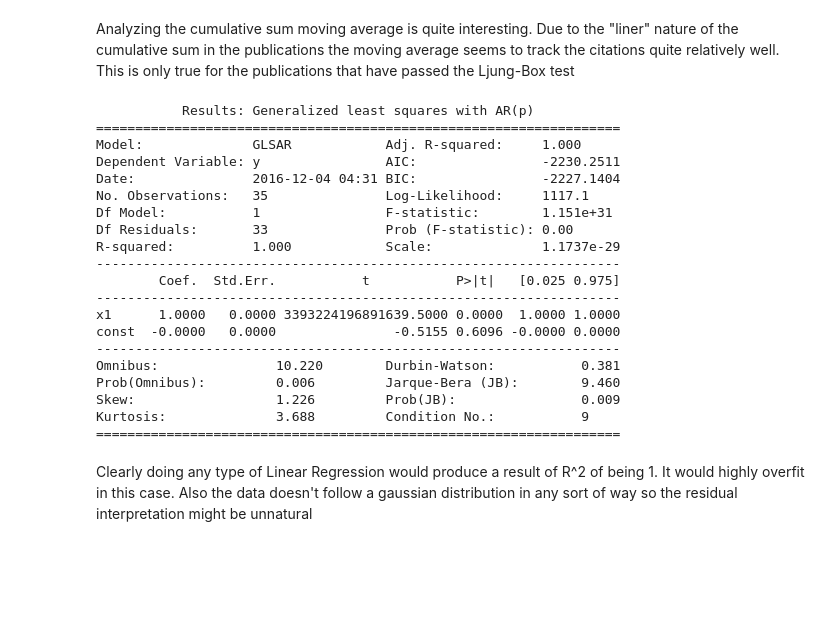
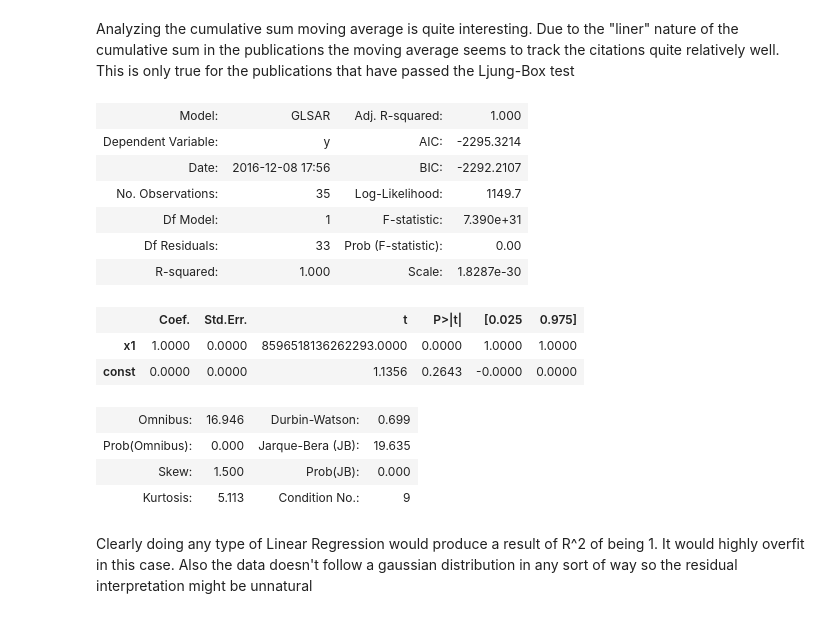
Before and after one commit to heesung1/Citation_Analysis, a Jupyter notebook: SPUR.ipynb, the cells around one changed output. Drawn from its saved outputs; the diff is of its cells as text; code cells hidden in the pictures; blank space fills up the shorter version.

```diff
--- a/SPUR.ipynb
+++ b/SPUR.ipynb
@@ -241,36 +253,30 @@ plt.show()
 # %% [markdown]
 Analyzing the cumulative sum moving average is quite interesting. Due to the "liner" nature of the cumulative sum in the publications the moving average seems to track the citations quite relatively well. This is only true for the publications that have passed the Ljung-Box test
 # %%
-X = np.array(drop(publication['2710']))
+X = np.array((publication['2710'].dropna()))
 bias = sm.add_constant(X, prepend=False)
 
 #fit and summarise
 mod = sm.OLS(X,bias)
 mod1 = sm.GLSAR(X,bias)
 res = mod.fit()
 res1 = mod1.fit()
-print res1.summary2()
+res1.summary2()
 # %% [output]
-           Results: Generalized least squares with AR(p)
-===================================================================
-Model:              GLSAR            Adj. R-squared:     1.000
-Dependent Variable: y                AIC:                -2230.2511
-Date:               2016-12-04 04:31 BIC:                -2227.1404
-No. Observations:   35               Log-Likelihood:     1117.1
-Df Model:           1                F-statistic:        1.151e+31
-Df Residuals:       33               Prob (F-statistic): 0.00
-R-squared:          1.000            Scale:              1.1737e-29
--------------------------------------------------------------------
-        Coef.  Std.Err.           t           P>|t|   [0.025 0.975]
--------------------------------------------------------------------
-x1      1.0000   0.0000 3393224196891639.5000 0.0000  1.0000 1.0000
-const  -0.0000   0.0000               -0.5155 0.6096 -0.0000 0.0000
--------------------------------------------------------------------
-Omnibus:               10.220        Durbin-Watson:           0.381
-Prob(Omnibus):         0.006         Jarque-Bera (JB):        9.460
-Skew:                  1.226         Prob(JB):                0.009
-Kurtosis:              3.688         Condition No.:           9
-===================================================================
+| Model: | GLSAR | Adj. R-squared: | 1.000 |
+| Dependent Variable: | y | AIC: | -2295.3214 |
+| Date: | 2016-12-08 17:56 | BIC: | -2292.2107 |
+| No. Observations: | 35 | Log-Likelihood: | 1149.7 |
+| Df Model: | 1 | F-statistic: | 7.390e+31 |
+| Df Residuals: | 33 | Prob (F-statistic): | 0.00 |
+| R-squared: | 1.000 | Scale: | 1.8287e-30 |
+|  | Coef. | Std.Err. | t | P>|t| | [0.025 | 0.975] |
+| x1 | 1.0000 | 0.0000 | 8596518136262293.0000 | 0.0000 | 1.0000 | 1.0000 |
+| const | 0.0000 | 0.0000 | 1.1356 | 0.2643 | -0.0000 | 0.0000 |
+| Omnibus: | 16.946 | Durbin-Watson: | 0.699 |
+| Prob(Omnibus): | 0.000 | Jarque-Bera (JB): | 19.635 |
+| Skew: | 1.500 | Prob(JB): | 0.000 |
+| Kurtosis: | 5.113 | Condition No.: | 9 |
 # %% [markdown]
 Clearly doing any type of Linear Regression would produce a result of R^2 of being 1. It would highly overfit in this case.
 Also the data doesn't follow a gaussian distribution in any sort of way so the residual interpretation might be unnatural
```
Also changed, not shown: parts of 21 cells of this notebook.
